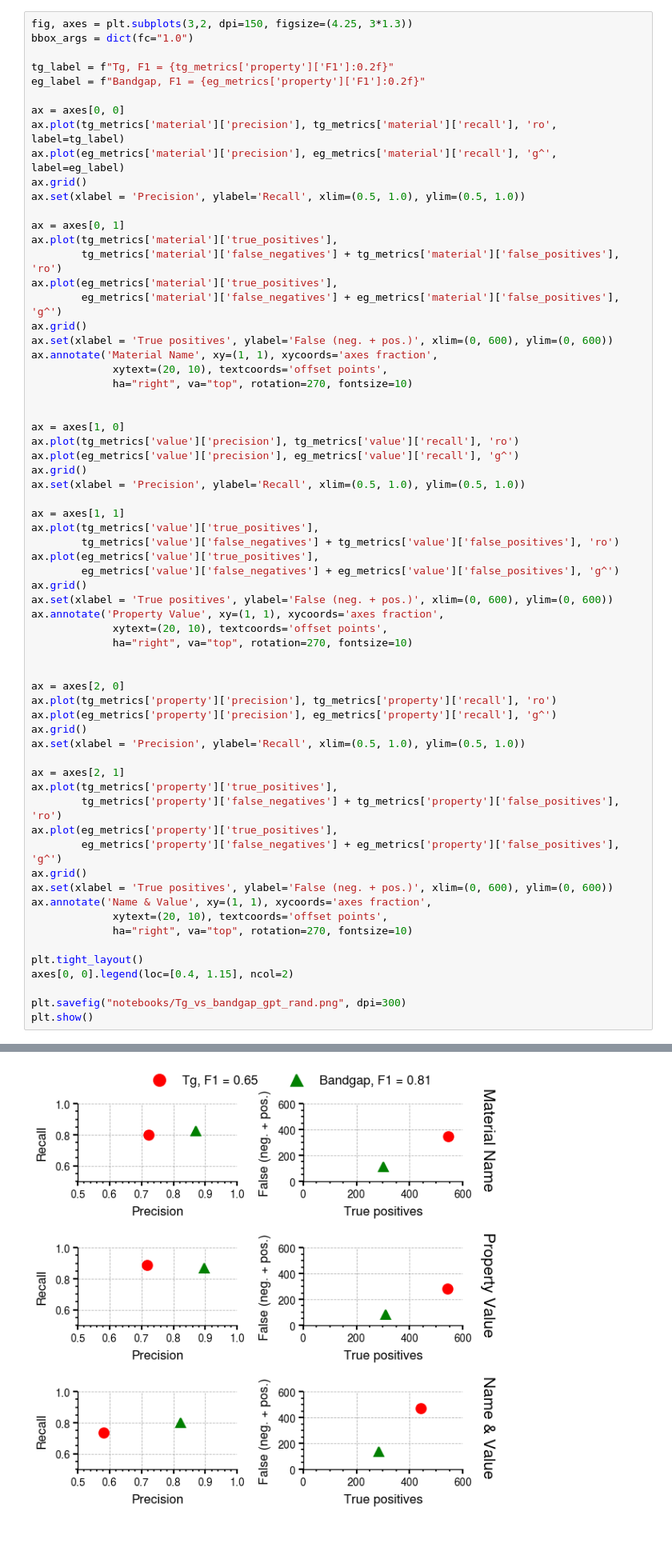
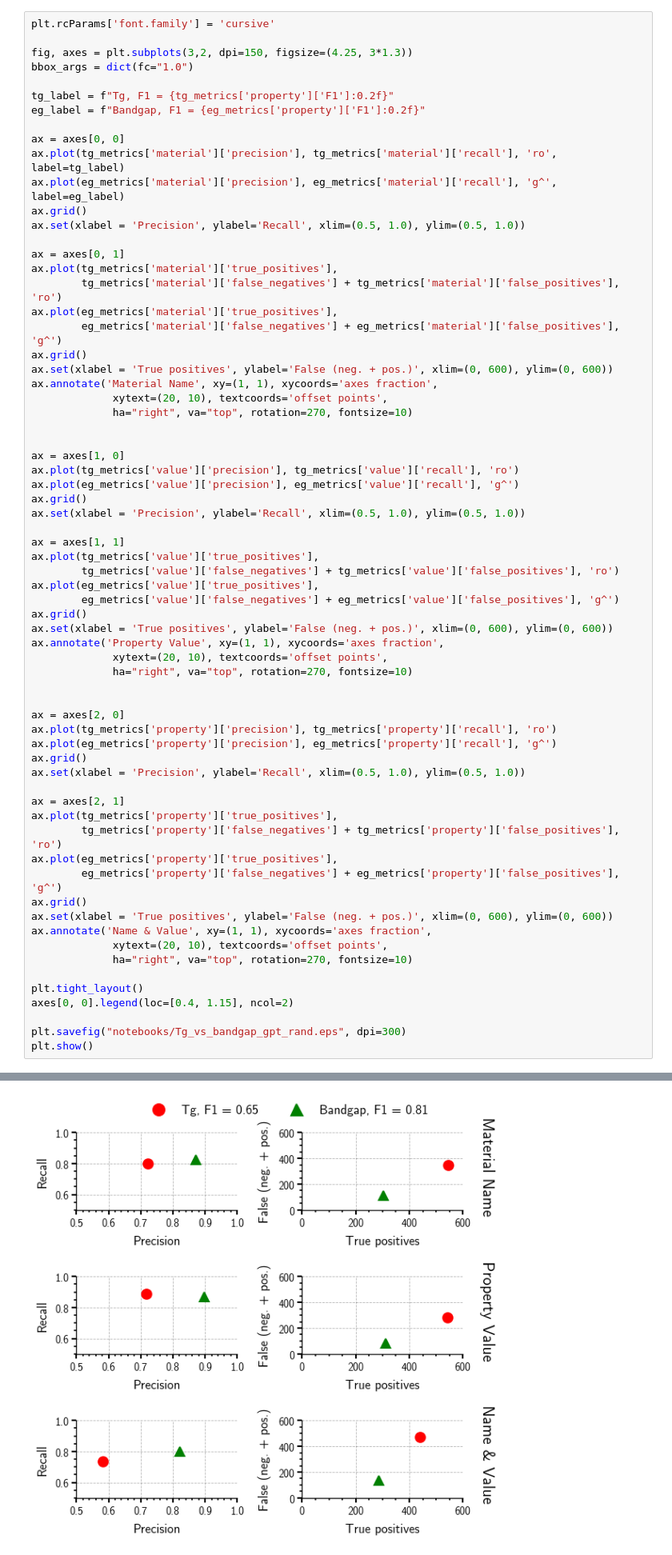
Before and after one commit to Ramprasad-Group/PromptDataExtraction, a Jupyter notebook: notebooks/Analyze-Select-1k.ipynb, the cells around one changed output, grey strips where cells are left out. Shown at 80% size. Saved outputs shown, nothing was run; the diff lists cells and outputs as text.

```diff
--- a/notebooks/Analyze-Select-1k.ipynb
+++ b/notebooks/Analyze-Select-1k.ipynb
@@ -603,6 +605,8 @@ print(eg_metrics)
 # %% [markdown]
 ### Tg *vs.* Bandgap Metrics Plot
 # %%
+plt.rcParams['font.family'] = 'cursive'
+
 fig, axes = plt.subplots(3,2, dpi=150, figsize=(4.25, 3*1.3))
 bbox_args = dict(fc="1.0")
 
@@ -665,6 +669,6 @@ ax.annotate('Name & Value', xy=(1, 1), xycoords='axes fraction',
 plt.tight_layout()
 axes[0, 0].legend(loc=[0.4, 1.15], ncol=2)
 
-plt.savefig("notebooks/Tg_vs_bandgap_gpt_rand.png", dpi=300)
+plt.savefig("notebooks/Tg_vs_bandgap_gpt_rand.eps", dpi=300)
 plt.show()
 # %% [output]
@@ -671,4 +676,4 @@ plt.show()
-[figure, old version]
+[figure, new version]
 # %%
 # Time for extraction.
 !grep "All done." runs/select-1k/gpt35-rand/llm-pipeline*.log
```
Also changed, not shown: parts of 4 cells of this notebook.
